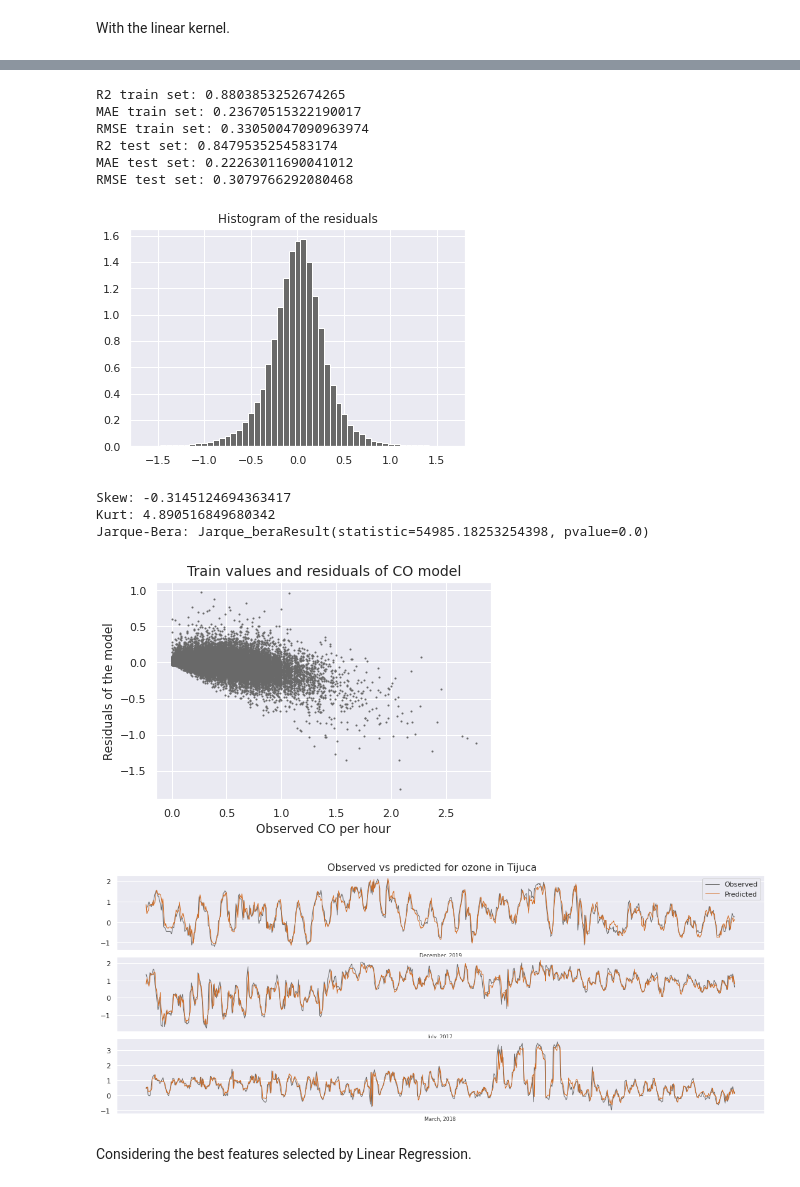
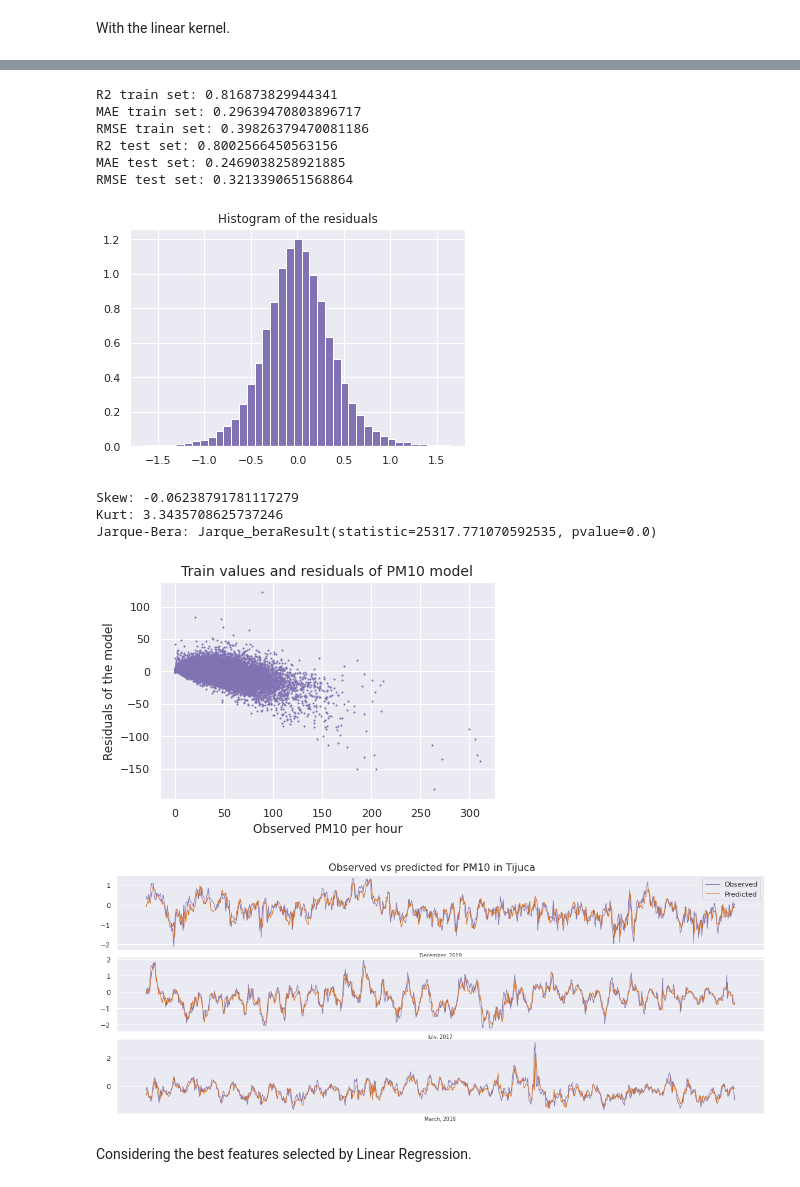
Before and after one commit to lucasmoschen/machine-learning-project, a Jupyter notebook: notebooks/model_pm10.ipynb, the cells around one changed output, grey strips where cells are left out. Saved outputs shown, nothing was run; the diff lists cells and outputs as text; code cells hidden in the pictures.

Commit message:
Added models

```diff
--- a/notebooks/model_pm10.ipynb
+++ b/notebooks/model_pm10.ipynb
@@ -268,7 +268,7 @@ model = ElasticNetCV(l1_ratio = [0.1, 0.2, 0.4, 0.5, 0.7, 0.8, 0.9, 1.0],
                      cv = 5,
                      n_jobs = 2)
 
-model.fit(x_train_SP_poly, y_train_co)
+model.fit(x_train_SP_poly, y_train_pm10)
 
 y_pred = model.predict(x_test_SP_poly)
 
@@ -601,12 +600,12 @@ utility.save_metrics("PM10", 8, "svr_linear",
 
 utility.print_results(r2_train, r2_test, mae_train, mae_test, rmse_train, rmse_test)
 # %% [output]
-R2 train set: 0.8803853252674265
-MAE train set: 0.23670515322190017
-RMSE train set: 0.33050047090963974
-R2 test set: 0.8479535254583174
-MAE test set: 0.22263011690041012
-RMSE test set: 0.3079766292080468
+R2 train set: 0.816873829944341
+MAE train set: 0.29639470803896717
+RMSE train set: 0.39826379470081186
+R2 test set: 0.8002566450563156
+MAE test set: 0.2469038258921885
+RMSE test set: 0.3213390651568864
 # %%
 residuals = y_train_pred - y_train_pm10
 plt.hist(residuals, bins = 100, density = True, color = 'm')
@@ -618,23 +617,23 @@ print("Skew: {}".format(residuals.skew()))
 print("Kurt: {}".format(residuals.kurt()))
 print("Jarque-Bera: {}".format(jarque_bera(residuals)))
 # %% [output]
-[figure, old version]
+[figure, new version]
-Skew: -0.3145124694363417
-Kurt: 4.890516849680342
-Jarque-Bera: Jarque_beraResult(statistic=54985.18253254398, pvalue=0.0)
+Skew: -0.06238791781117279
+Kurt: 3.3435708625737246
+Jarque-Bera: Jarque_beraResult(statistic=25317.771070592535, pvalue=0.0)
 # %%
-train_trans = pt_gases['PM10'].inverse_transform(y_train_co.values.reshape(-1,1))
+train_trans = pt_gases['PM10'].inverse_transform(y_train_pm10.values.reshape(-1,1))
 pred_trans = pt_gases['PM10'].inverse_transform(y_train_pred.reshape(-1,1))
 residuals = pred_trans - train_trans
 
 plt.scatter(train_trans, residuals, s=1, color = 'm')
 plt.xlabel("Observed PM10 per hour")
 plt.ylabel("Residuals of the model")
 plt.title("Train values and residuals of PM10 model", fontsize = 14)
 #plt.savefig(IMAGES_FOLDER+"observed-vs-residuals-linear-regression.eps", bbox_inches = 'tight')
 plt.show()
 # %% [output]
-[figure, old version]
+[figure, new version]
 # %%
 y_pred = pd.Series(y_pred, index = y_test_pm10.index)
 
@@ -667,7 +666,7 @@ ax[0].legend()
 #plt.savefig(IMAGES_FOLDER+"observed-fitting-ozone-tijuca.eps", bbox_inches='tight')
 del rows1,rows2,rows3
 # %% [output]
-[figure, old version]
+[figure, new version]
 # %% [markdown]
 Considering the best features selected by Linear Regression.
 # %% [raw]
```
Also changed, not shown: parts of 45 cells of this notebook, 4 other files.
